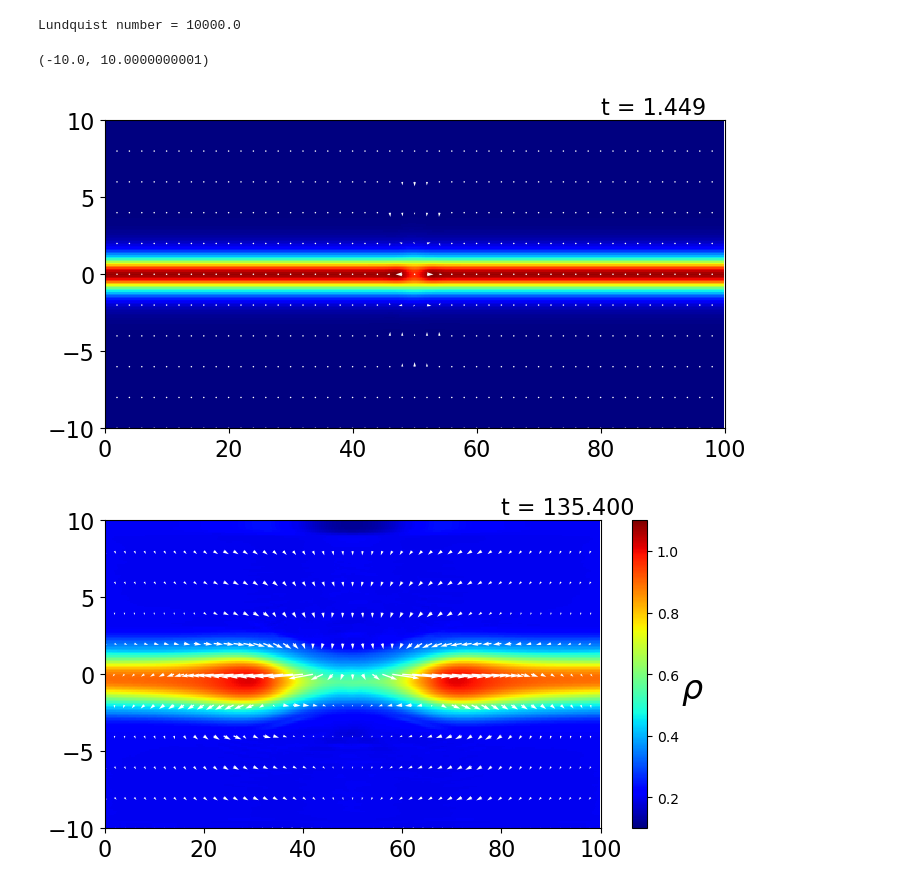
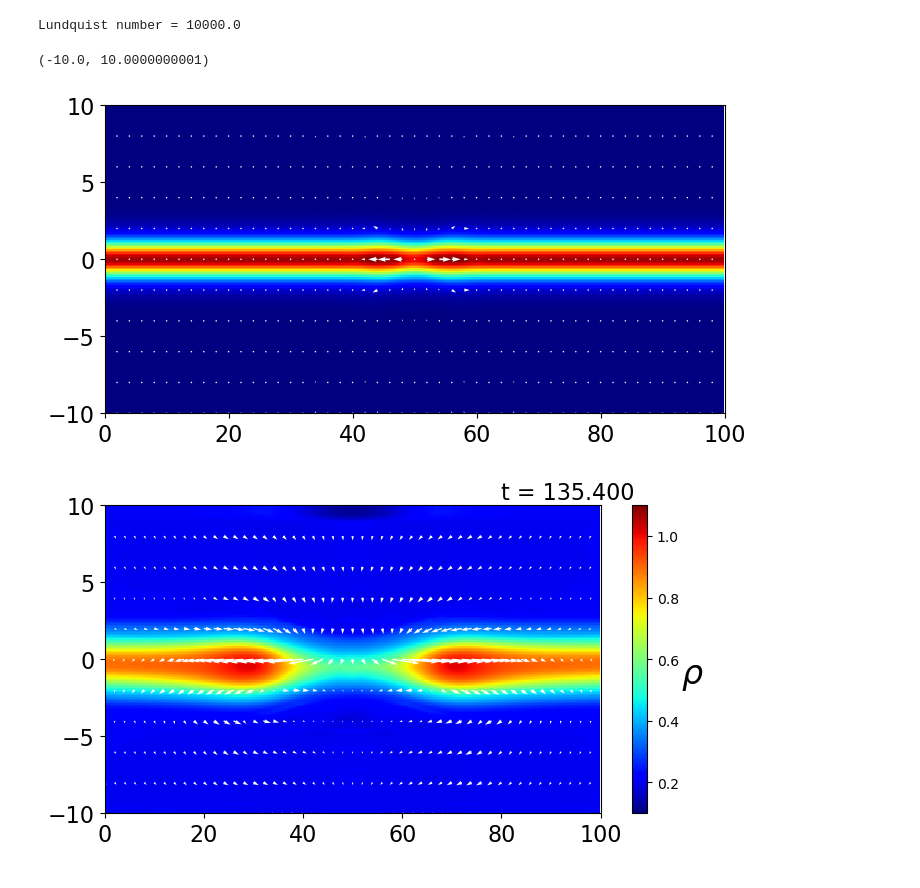
Before and after one commit to keita-akutagawa/ResistiveMHD_GPU, a Jupyter notebook: examples_2D/plasmoid/plasmoid.ipynb, the cells around one changed output. Saved outputs shown, nothing was run; the diff lists cells and outputs as text; code cells hidden in the pictures.

```diff
--- a/examples_2D/plasmoid/plasmoid.ipynb
+++ b/examples_2D/plasmoid/plasmoid.ipynb
@@ -58,42 +58,42 @@ Lundquist number = 10000.0
 fig = plt.figure(figsize=(8, 4))
 ax1 = fig.add_subplot(111)
 
-log = np.loadtxt("log_plasmoid.txt", delimiter=',')
 dirname = "results"
-step = 100
+#log = np.loadtxt(f"{dirname}/log_plasmoid.txt", delimiter=',')
+step = 500
 filename = f"{dirname}/plasmoid_{step}.bin"
 with open(filename, 'rb') as f:
     U = np.fromfile(f, dtype=np.float64)
 U = U.reshape(nx, ny, 8).T
 
 rho = U[0, :, :]
 u = U[1, :, :] / rho
 v = U[2, :, :] / rho
 w = U[3, :, :] / rho
 Bx = U[4, :, :]
 By = U[5, :, :]
 Bz = U[6, :, :]
 e = U[7, :, :]
 p = (gamma-1) * (e - rho*(u**2+v**2+w**2)/2 - (Bx**2+By**2+Bz**2)/2)
 magnetic_pressure = 1/2 * (Bx**2+By**2+Bz**2)
 pT = p + magnetic_pressure
 
 contour = ax1.pcolormesh(X, Y, rho, cmap='jet')
 if step == 0:
     cbar = plt.colorbar(contour, ax=ax1)
     cbar.set_label(r"$\rho$", fontsize=24, rotation=0, labelpad=10)
 quiver_interval = 20
 ax1.quiver(X[::quiver_interval, ::quiver_interval], Y[::quiver_interval, ::quiver_interval],
         u[::quiver_interval, ::quiver_interval], v[::quiver_interval, ::quiver_interval],
         scale=2.0, color='white')
 
-ax1.text(0.8, 1.02, f"t = {log[int(step/100)][1]:.3f}", transform=ax1.transAxes, fontsize=16)
+#ax1.text(0.8, 1.02, f"t = {log[int(step/100)][1]:.3f}", transform=ax1.transAxes, fontsize=16)
 ax1.tick_params(labelsize=16)
 ax1.set_xlim(0.0, x_max+1e-10)
 ax1.set_ylim(-y_max, y_max+1e-10)
 # %% [output]
 (-10.0, 10.0000000001)
-[figure, old version]
+[figure, new version]
 # %%
 fig = plt.figure(figsize=(8, 4))
 ax1 = fig.add_subplot(111)
```
Also changed, not shown: parts of 1 cell of this notebook, 1 other file.
